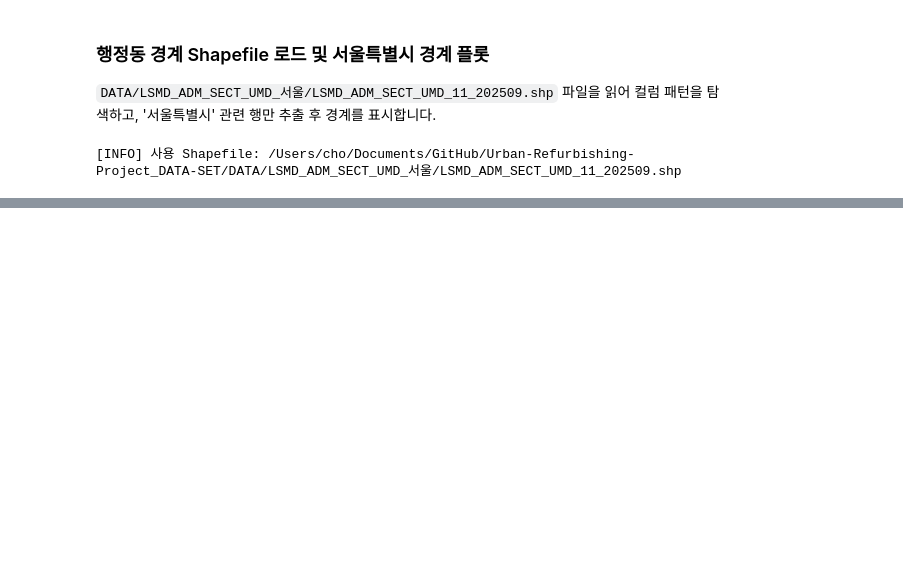
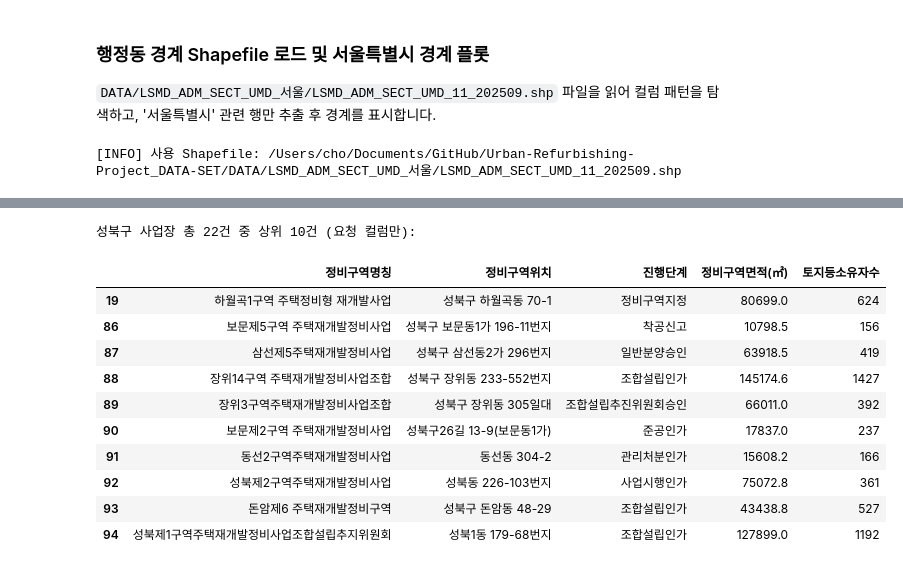
Before and after one commit to Cho-Woojin/Urban-Refurbishing-Project_DATA-SET, a Jupyter notebook: notebooks/geocoded_points_visualization.ipynb, the cells around one changed output, grey strips where cells are left out. Cells and saved outputs as stored; diff of their text form; code cells hidden in the pictures; blank space fills up the shorter version.

```diff
--- a/notebooks/geocoded_points_visualization.ipynb
+++ b/notebooks/geocoded_points_visualization.ipynb
@@ -59,0 +216,32 @@ print('[INFO] 사용 Shapefile:', shp_path)
+# %%
+# 성북구 사업장 10개 샘플 출력
+if 'df_geo' not in globals():
+    raise RuntimeError("df_geo 데이터프레임이 없습니다. CSV 로드 셀을 먼저 실행하세요.")
+
+col_needed = '자치구'
+if col_needed not in df_geo.columns:
+    raise RuntimeError(f"'{col_needed}' 컬럼이 없습니다. 컬럼 목록: {list(df_geo.columns)}")
+
+sb = df_geo[df_geo[col_needed].astype(str) == '성북구'].copy()
+count = len(sb)
+
+cols = ['정비구역명칭', '정비구역위치', '진행단계','정비구역면적(㎡)','토지등 소유자 수']
+missing = [c for c in cols if c not in sb.columns]
+if missing:
+    raise RuntimeError(f"누락 컬럼: {missing}")
+sample = sb[cols].head(10).rename(columns={'토지등 소유자 수': '토지등소유자수'})
+print(f"성북구 사업장 총 {count}건 중 상위 10건 (요청 컬럼만):")
+display(sample)
+# %% [output]
+성북구 사업장 총 22건 중 상위 10건 (요청 컬럼만):
+|  | 정비구역명칭 | 정비구역위치 | 진행단계 | 정비구역면적(㎡) | 토지등소유자수 |
+| 19 | 하월곡1구역 주택정비형 재개발사업 | 성북구 하월곡동 70-1 | 정비구역지정 | 80699.0 | 624 |
+| 86 | 보문제5구역 주택재개발정비사업 | 성북구 보문동1가 196-11번지 | 착공신고 | 10798.5 | 156 |
+| 87 | 삼선제5주택재개발정비사업 | 성북구 삼선동2가 296번지 | 일반분양승인 | 63918.5 | 419 |
+| 88 | 장위14구역 주택재개발정비사업조합 | 성북구 장위동 233-552번지 | 조합설립인가 | 145174.6 | 1427 |
+| 89 | 장위3구역주택재개발정비사업조합 | 성북구 장위동 305일대 | 조합설립추진위원회승인 | 66011.0 | 392 |
+| 90 | 보문제2구역 주택재개발정비사업 | 성북구26길 13-9(보문동1가) | 준공인가 | 17837.0 | 237 |
+| 91 | 동선2구역주택재개발정비사업 | 동선동 304-2 | 관리처분인가 | 15608.2 | 166 |
+| 92 | 성북제2구역주택재개발정비사업 | 성북동 226-103번지 | 사업시행인가 | 75072.8 | 361 |
+| 93 | 돈암제6 주택재개발정비구역 | 성북구 돈암동 48-29 | 조합설립인가 | 43438.8 | 527 |
+| 94 | 성북제1구역주택재개발정비사업조합설립추지위원회 | 성북1동 179-68번지 | 조합설립인가 | 127899.0 | 1192 |
```
Also changed, not shown: parts of 18 cells of this notebook, 4 other files.
